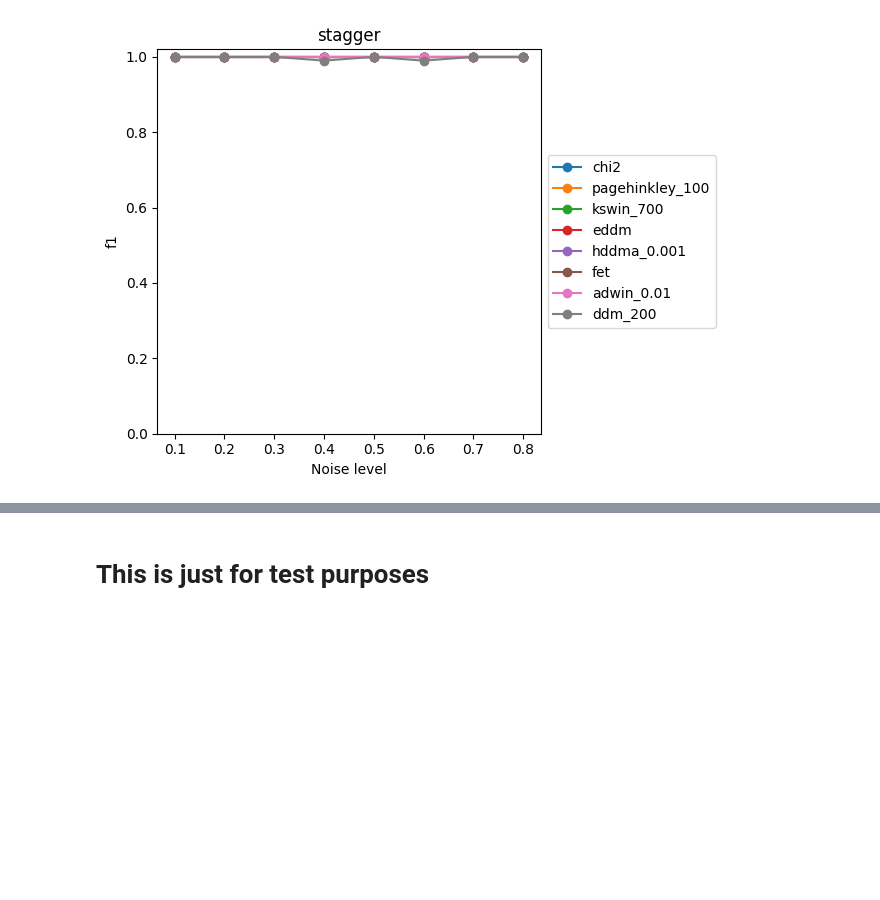
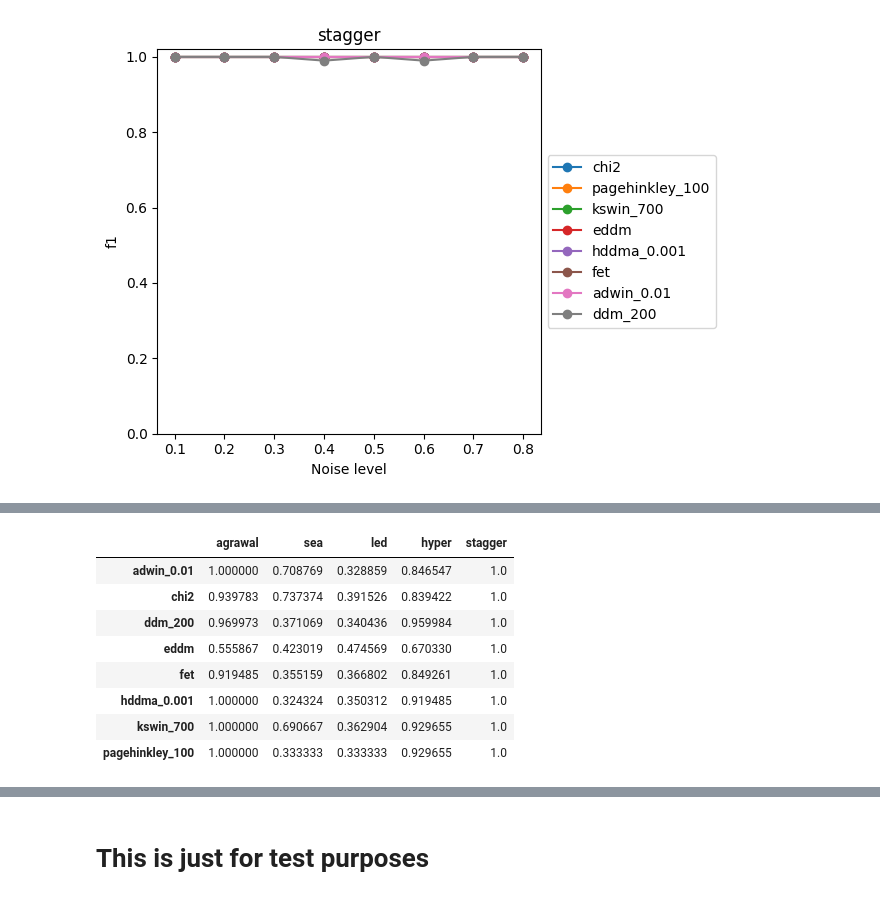
Before and after one commit to fgiobergia/DriftInspector, a Jupyter notebook: src/synth/cds_global_methods.ipynb, the cells around one changed output, grey strips where cells are left out. Cells and saved outputs as stored; diff of their text form; code cells hidden in the pictures; blank space fills up the shorter version.

```diff
--- a/src/synth/cds_global_methods.ipynb
+++ b/src/synth/cds_global_methods.ipynb
@@ -501,3 +539,7 @@ for dataset in store_best_results:
 [figure]
 [figure]
 [figure]
+# %%
+for dataset in store_best_results:
+    print(dataset)
+    display(pd.DataFrame(store_best_results[dataset]))
@@ -503,0 +597,18 @@ for dataset in store_best_results:
+# %%
+# Plot results with a specific nois
+noise = 0.1
+
+single_noise_results = {dataset: {method:store_best_results[dataset][method][noise] for method in store_best_results[dataset]} for dataset in store_best_results}
+
+df_single = pd.DataFrame(single_noise_results)
+df_single.sort_index()
+# %% [output]
+|  | agrawal | sea | led | hyper | stagger |
+| adwin_0.01 | 1.000000 | 0.708769 | 0.328859 | 0.846547 | 1.0 |
+| chi2 | 0.939783 | 0.737374 | 0.391526 | 0.839422 | 1.0 |
+| ddm_200 | 0.969973 | 0.371069 | 0.340436 | 0.959984 | 1.0 |
+| eddm | 0.555867 | 0.423019 | 0.474569 | 0.670330 | 1.0 |
+| fet | 0.919485 | 0.355159 | 0.366802 | 0.849261 | 1.0 |
+| hddma_0.001 | 1.000000 | 0.324324 | 0.350312 | 0.919485 | 1.0 |
+| kswin_700 | 1.000000 | 0.690667 | 0.362904 | 0.929655 | 1.0 |
+| pagehinkley_100 | 1.000000 | 0.333333 | 0.333333 | 0.929655 | 1.0 |
```
Also changed, not shown: parts of 8 cells of this notebook.
